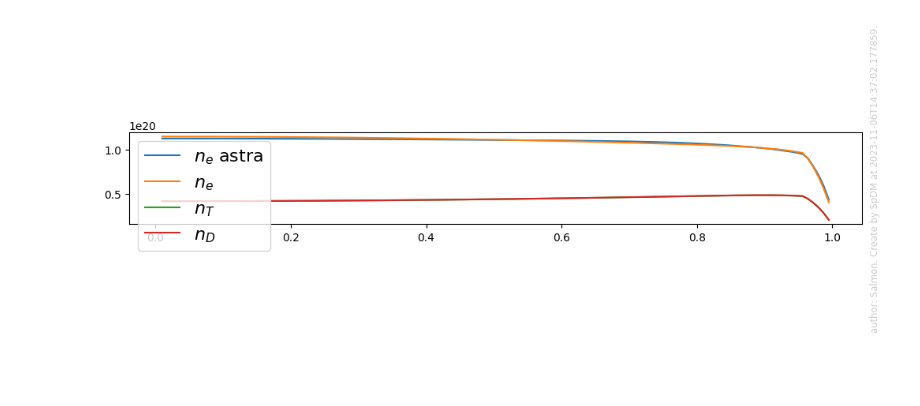
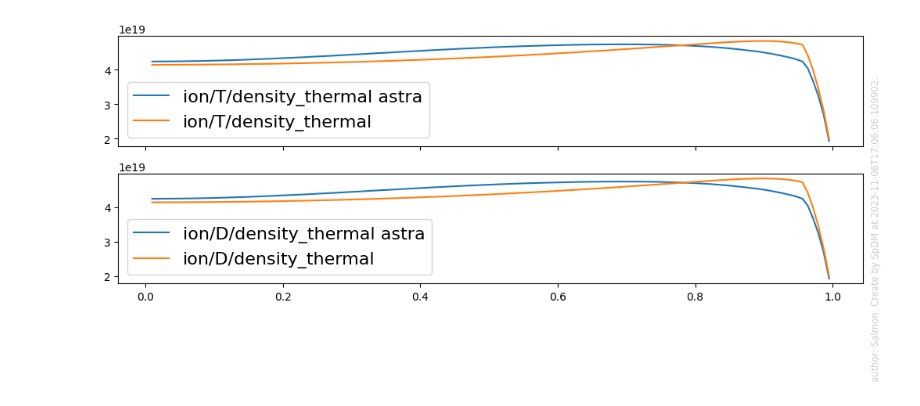
Before and after one commit to fusion-yun/fytok_tutorial, a Jupyter notebook: tutorial/01_Transolver.ipynb, the cells around one changed output. Drawn from its saved outputs; the diff is of its cells as text; code cells hidden in the pictures; blank space fills up the shorter version.

```diff
--- a/tutorial/01_Transolver.ipynb
+++ b/tutorial/01_Transolver.ipynb
@@ -104,15 +111,12 @@ No artists with labels found to put in legend.  Note that artists whose label st
-# %%
-fig = sp_view.plot([
-    [
-        (tokamak.core_profiles.time_slice.current.profiles_1d.electrons.density_thermal, r"$n_e$ astra"),
-        # (tokamak.core_profiles.time_slice.current.profiles_1d.ion["D"].density_thermal, r"$n_D$ astra"),
-        (solver_1d.equation[0].primary_quantity.profile, r"$n_e$"),
-        (solver_1d.equation[1].primary_quantity.profile, r"$n_T$"),
-        (solver_1d.equation[2].primary_quantity.profile, r"$n_D$"),
-
-    ]
-],
-    x_axis=solver_1d.grid.rho_tor_norm
-)
-# %% [output]
-[figure, removed]
+# %%
+core_profiles_1d = tokamak.core_profiles.time_slice.current.profiles_1d
+fig = sp_view.plot([
+    [
+        (core_profiles_1d.get(equ.primary_quantity.identifier), rf"{equ.primary_quantity.identifier} astra"),
+        (equ.primary_quantity.profile, rf"{equ.primary_quantity.identifier}")
+    ] for equ in solver_1d.equation
+],
+    x_axis=solver_1d.grid.rho_tor_norm
+)
+# %% [output]
+[figure, added]
```
Also changed, not shown: parts of 3 cells of this notebook, 2 other files.
